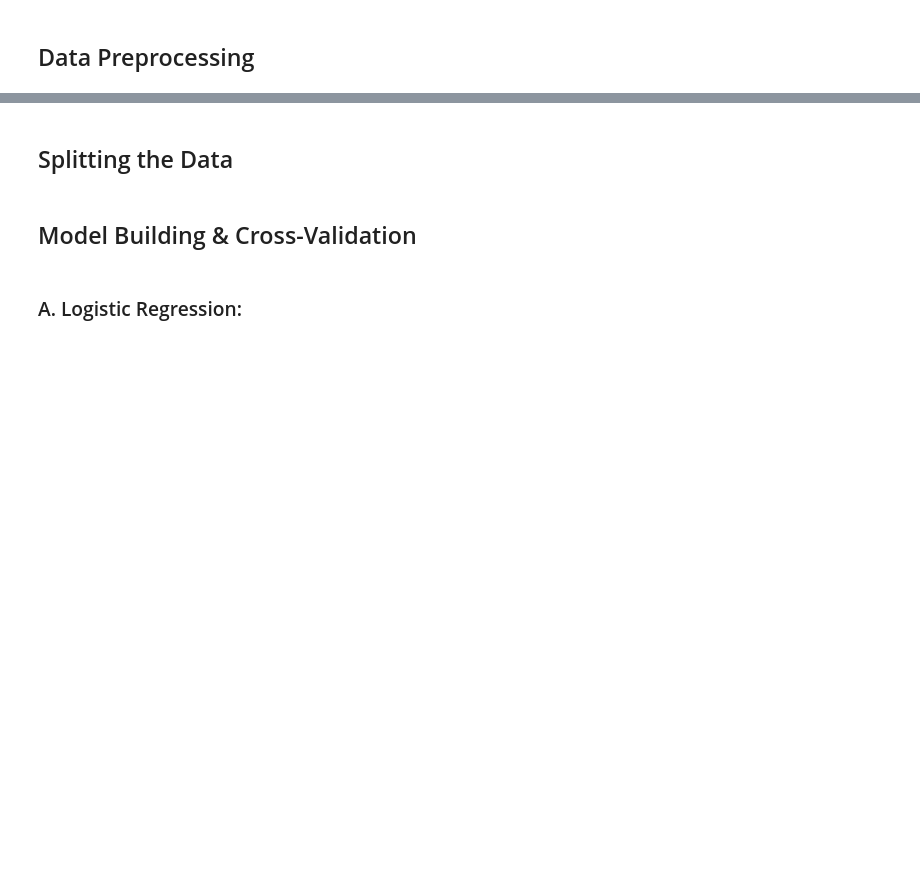
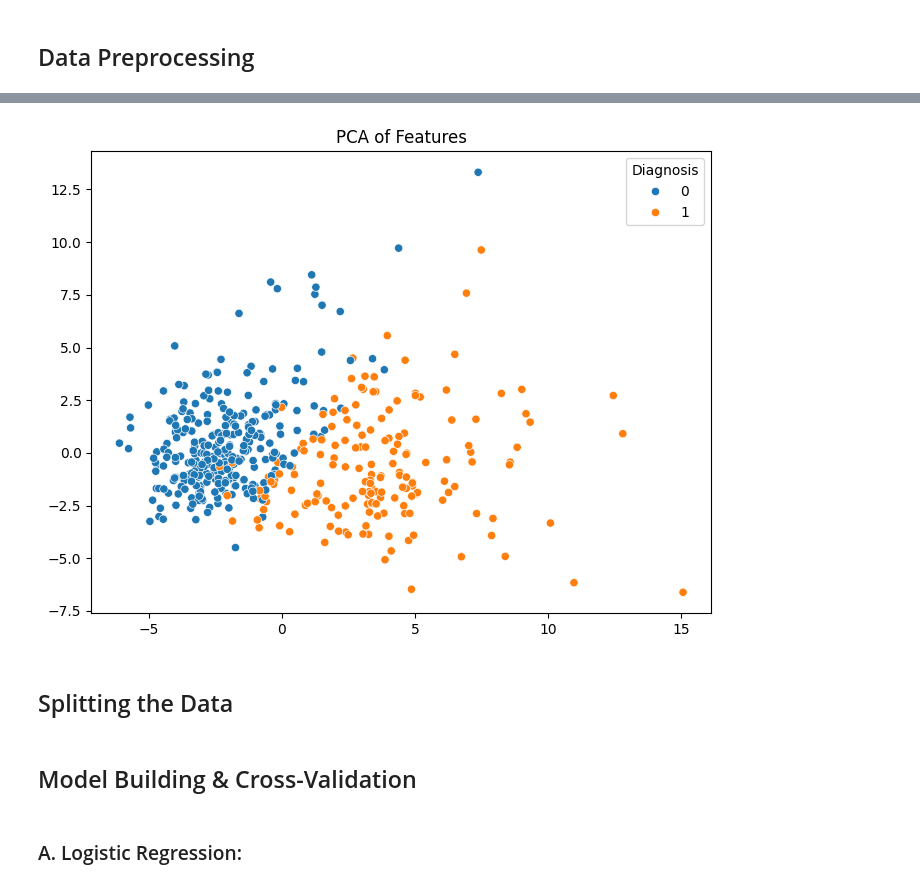
Before and after one commit to Ilagri/Breast-cancer-prediction, a Jupyter notebook: notebooks/breast_cancer_prediction.ipynb, the cells around one changed output, grey strips where cells are left out. Cells and saved outputs as stored; diff of their text form; code cells hidden in the pictures; blank space fills up the shorter version.

```diff
--- a/notebooks/breast_cancer_prediction.ipynb
+++ b/notebooks/breast_cancer_prediction.ipynb
@@ -185,3 +194,15 @@ data_scaled['Diagnosis'] = data['Diagnosis']
+# %%
+# Reduce the dimensionality
+pca = PCA(n_components=2)
+principal_components = pca.fit_transform(X_train)  # or X_scaled if using scaled data
+
+# Visualize the first two principal components
+plt.figure(figsize=(8, 6))
+sns.scatterplot(x=principal_components[:, 0], y=principal_components[:, 1], hue=y_train)
+plt.title('PCA of Features')
+plt.show()
+# %% [output]
+[figure, added]
 # %% [markdown]
 ## Splitting the Data
 # %%
```
Also changed, not shown: parts of 38 cells of this notebook.
